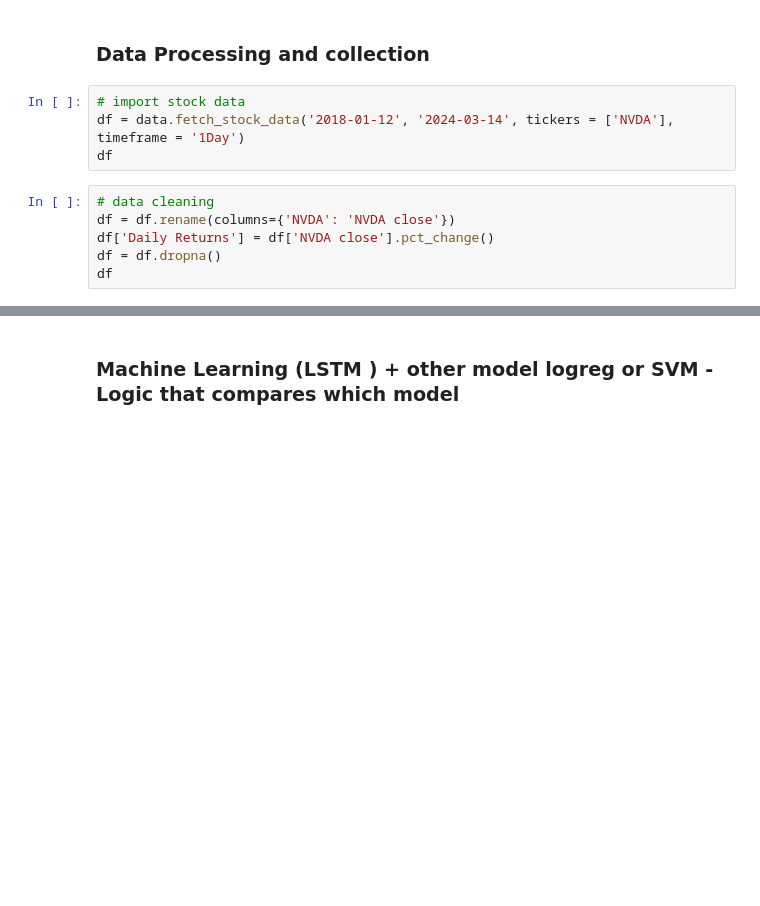
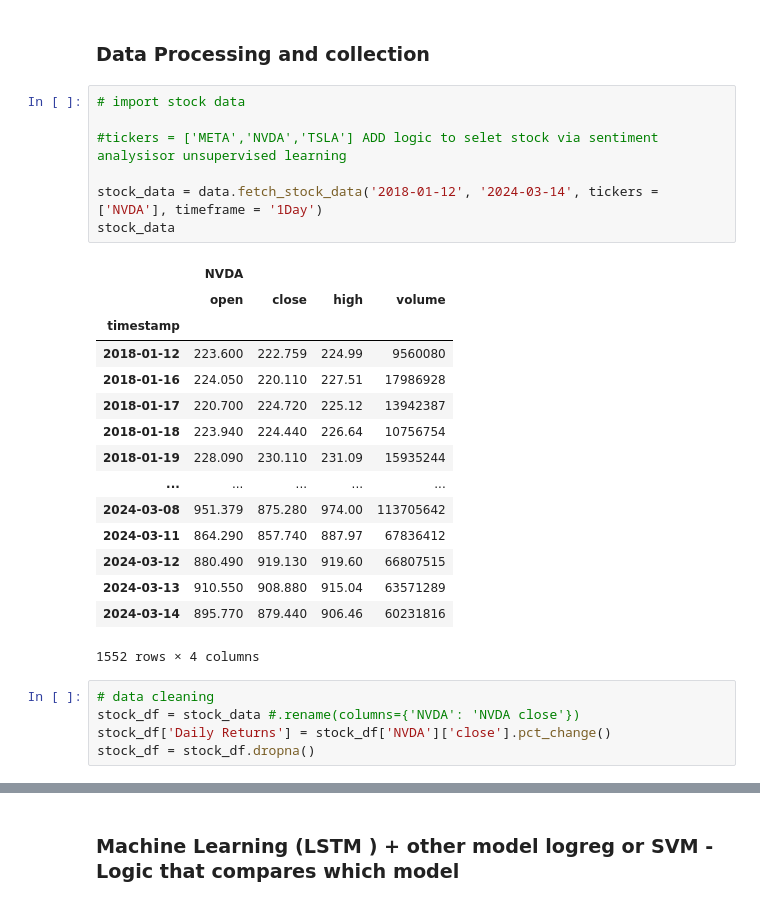
Before and after one commit to justicebangura/Project-2, a Jupyter notebook: trading_bot.ipynb, the cells around one changed output, grey strips where cells are left out. Saved outputs shown, nothing was run; the diff lists cells and outputs as text; blank space fills up the shorter version.

```diff
--- a/trading_bot.ipynb
+++ b/trading_bot.ipynb
@@ -47,12 +50,30 @@ load_dotenv()
 ### Data Processing and collection
 # %%
 # import stock data
-df = data.fetch_stock_data('2018-01-12', '2024-03-14', tickers = ['NVDA'], timeframe = '1Day')
-df
+
+#tickers = ['META','NVDA','TSLA'] ADD logic to selet stock via sentiment analysisor unsupervised learning
+
+stock_data = data.fetch_stock_data('2018-01-12', '2024-03-14', tickers = ['NVDA'], timeframe = '1Day')
+stock_data
+# %% [output]
+|  | NVDA |  |  |  |
+|  | open | close | high | volume |
+| timestamp |  |  |  |  |
+| 2018-01-12 | 223.600 | 222.759 | 224.99 | 9560080 |
+| 2018-01-16 | 224.050 | 220.110 | 227.51 | 17986928 |
+| 2018-01-17 | 220.700 | 224.720 | 225.12 | 13942387 |
+| 2018-01-18 | 223.940 | 224.440 | 226.64 | 10756754 |
+| 2018-01-19 | 228.090 | 230.110 | 231.09 | 15935244 |
+| ... | ... | ... | ... | ... |
+| 2024-03-08 | 951.379 | 875.280 | 974.00 | 113705642 |
+| 2024-03-11 | 864.290 | 857.740 | 887.97 | 67836412 |
+| 2024-03-12 | 880.490 | 919.130 | 919.60 | 66807515 |
+| 2024-03-13 | 910.550 | 908.880 | 915.04 | 63571289 |
+| 2024-03-14 | 895.770 | 879.440 | 906.46 | 60231816 |
+1552 rows × 4 columns
 # %%
 # data cleaning
-df = df.rename(columns={'NVDA': 'NVDA close'})
-df['Daily Returns'] = df['NVDA close'].pct_change()
-df = df.dropna()
-df
+stock_df = stock_data #.rename(columns={'NVDA': 'NVDA close'})
+stock_df['Daily Returns'] = stock_df['NVDA']['close'].pct_change()
+stock_df = stock_df.dropna()
 # %% [markdown]
```
Also changed, not shown: parts of 17 cells of this notebook, 3 other files.
